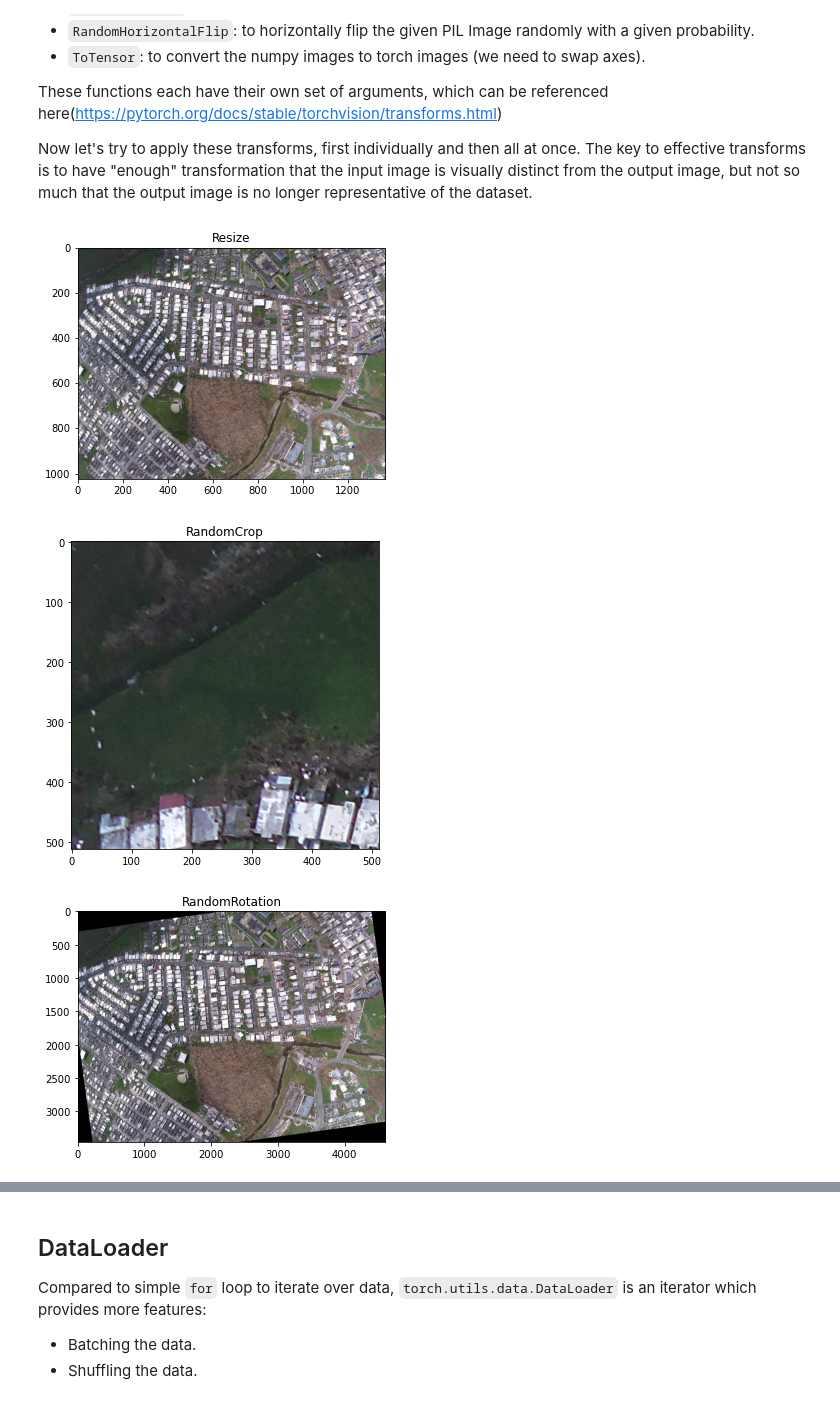
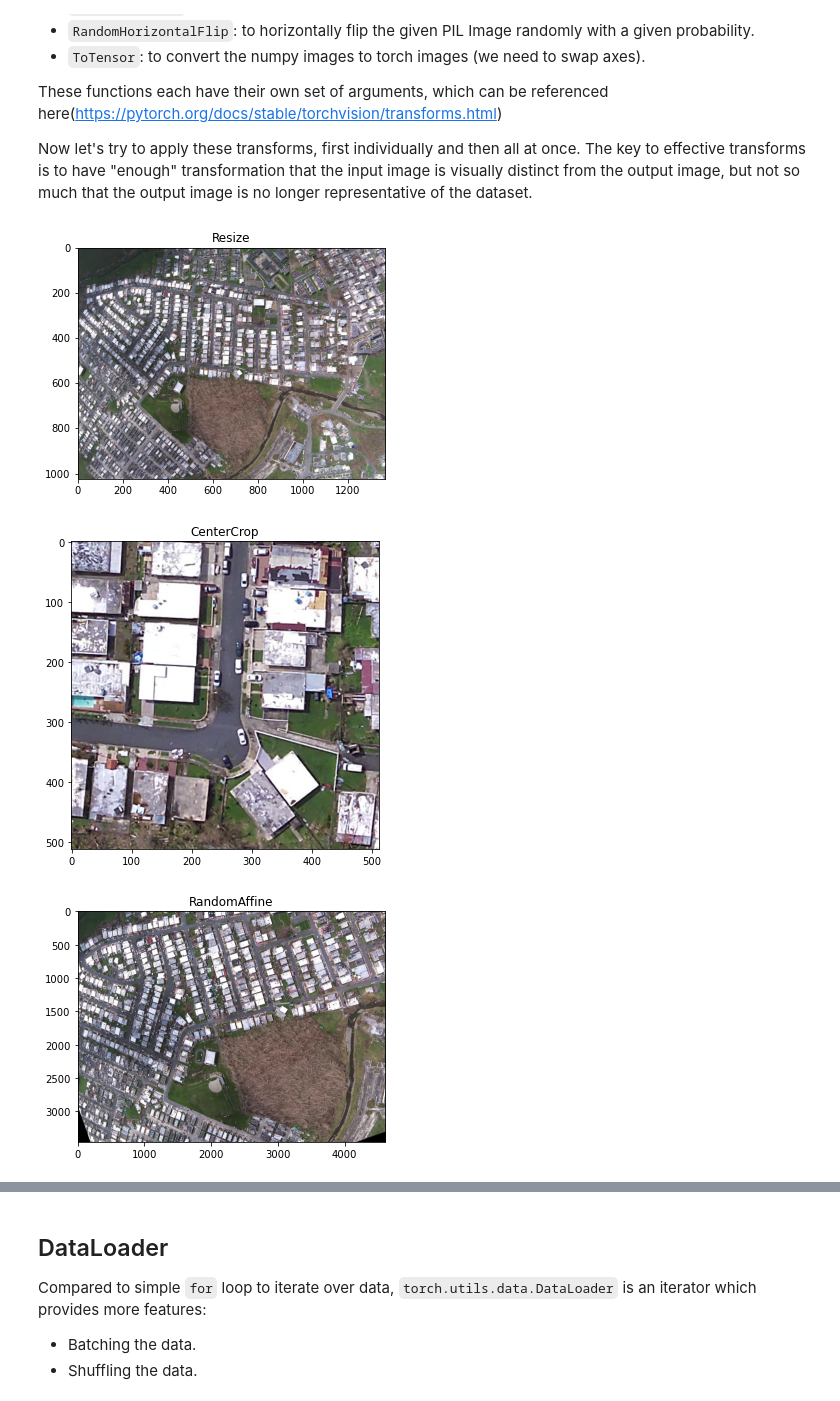
Before and after one commit to bwsi-hadr/08-Intro_to_deep_learning, a Jupyter notebook: 10b-Training-Neural-Network.ipynb, the cells around one changed output, grey strips where cells are left out. Drawn from its saved outputs; the diff is of its cells as text; code cells hidden in the pictures.

```diff
--- a/10b-Training-Neural-Network.ipynb
+++ b/10b-Training-Neural-Network.ipynb
@@ -154,38 +152,34 @@ These functions each have their own set of arguments, which can be referenced he
 
 Now let's try to apply these transforms, first individually and then all at once. The key to effective transforms is to have "enough" transformation that the input image is visually distinct from the output image, but not so much that the output image is no longer representative of the dataset.
 # %%
-flip = transforms.RandomHorizontalFlip(p=0.5)
-scale = transforms.Resize(1024)
-c_crop = transforms.CenterCrop(512)
-affine = transforms.RandomAffine(degrees=20, translate=(0.15, 0.15), scale=(0.8,1.6))
-jitter = transforms.ColorJitter(brightness=0.4, contrast=0.3, saturation=0.3, hue=0.02)
-perspective = transforms.RandomPerspective(0.3, 0.5)
-normalize = transforms.Normalize(
-   mean=[0.485, 0.456, 0.406],
-   std=[0.229, 0.224, 0.225]
-)
+flip = transforms.RandomHorizontalFlip(p=0.5) # some probability of flipping
+scale = transforms.Resize(1024) # resize to fixed size
+affine = transforms.RandomAffine(degrees=20, translate=(0.15, 0.15), scale=(0.8,1.6)) # affine transform
+jitter = transforms.ColorJitter(brightness=0.4, contrast=0.3, saturation=0.3, hue=0.02) # add color jitter noise
+perspective = transforms.RandomPerspective(0.3, 0.5) # random perspective changes
+c_crop = transforms.CenterCrop(512) # crop center 512x512 pixels
 
 flip_demo = transforms.RandomHorizontalFlip(1) # flip with 100% chance just to demo
 composed_demo = transforms.Compose([scale,
                                affine,
                                perspective,
                                jitter,
                                c_crop,
                               flip_demo])
 
 # Apply each of the above transforms on sample.
 
 sample = damage_dataset[190]
-for i, tsfrm in enumerate([scale, crop, rotate, flip_demo, jitter, perspective, composed_demo]):
+for i, tsfrm in enumerate([scale, c_crop, affine, flip_demo, jitter, perspective, composed_demo]):
     transformed_image = tsfrm(sample['image'])
     fig, ax = plt.subplots(1, 1, figsize=(5,5))
     plt.tight_layout()
     ax.set_title(type(tsfrm).__name__)
     show_image(transformed_image)
 
 plt.show()
 # %% [output]
 [figure]
-[figure, old version]
+[figure, new version]
-[figure, old version]
+[figure, new version]
 [figure]
```
Also changed, not shown: parts of 14 cells of this notebook, 1 other file.
